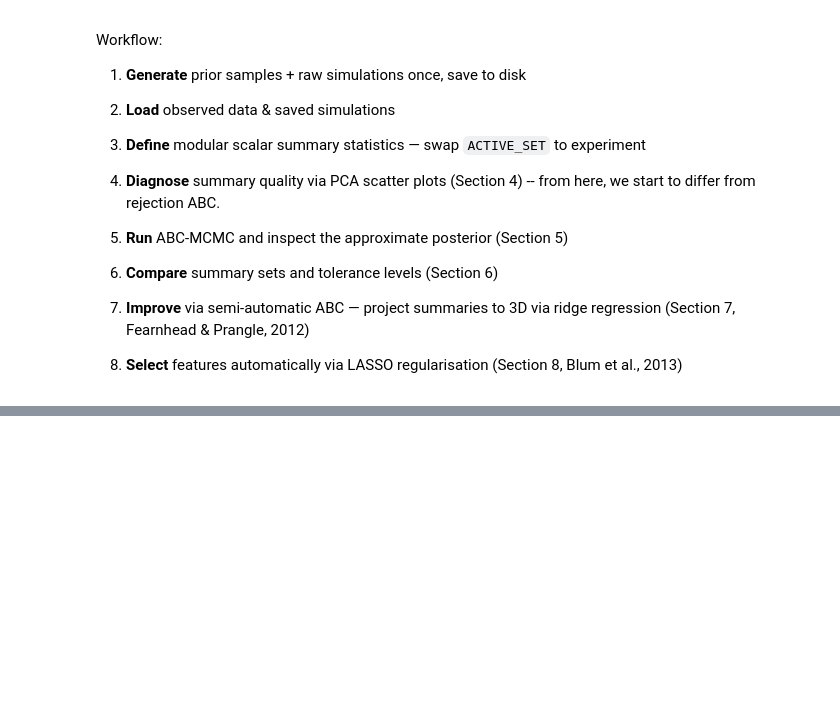
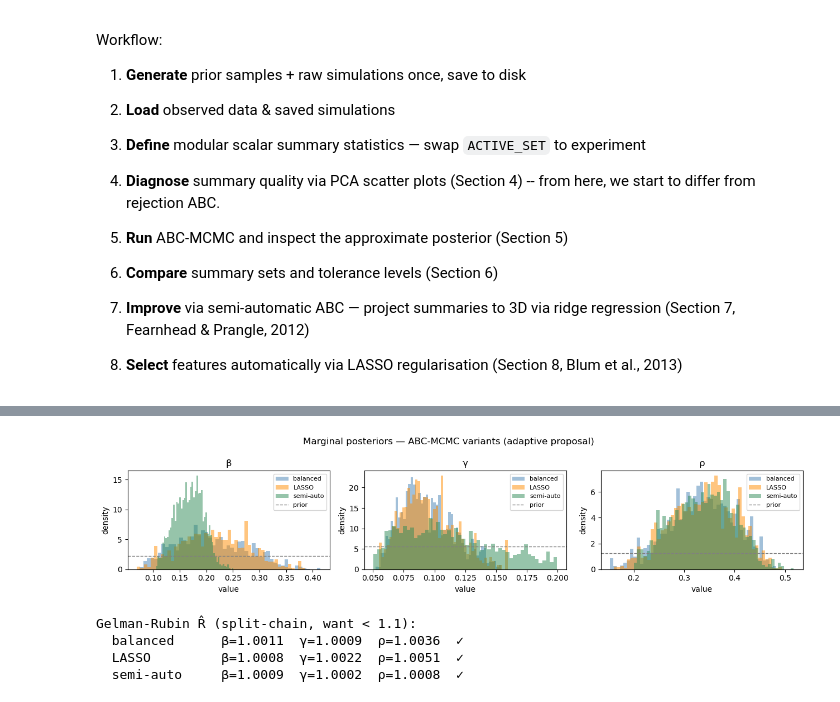
Before and after one commit to Florian-Dreyer/SimulationProject, a Jupyter notebook: notebooks/abc_mcmc.ipynb, the cells around one changed output, grey strips where cells are left out. Cells and saved outputs as stored; diff of their text form; code cells hidden in the pictures; blank space fills up the shorter version.

```diff
--- a/notebooks/abc_mcmc.ipynb
+++ b/notebooks/abc_mcmc.ipynb
@@ -454,0 +408,12 @@ plt.show()
+# %%
+PROPOSAL_SD_balanced  = np.array([0.0855, 0.0295, 0.0890])
+PROPOSAL_SD_lasso     = np.array([0.0893, 0.0283, 0.0910])
+PROPOSAL_SD_semiauto  = np.array([0.0365, 0.0455, 0.0819])
+
+chain_balanced_adaptive  = run_mcmc(get_stats_balanced,  distance_balanced,
+                                    "Balanced (adaptive)",  proposal_sd=PROPOSAL_SD_balanced)
+chain_lasso_adaptive     = run_mcmc(get_stats_lasso,     distance_lasso,
+                                    "LASSO (adaptive)",     proposal_sd=PROPOSAL_SD_lasso)
+chain_semiauto_adaptive  = run_mcmc(get_stats_semiauto,  distance_semiauto,
+                                    "Semi-auto (adaptive)", proposal_sd=PROPOSAL_SD_semiauto,
+                                    eps=epsilon_semiauto)
@@ -454,0 +487,32 @@ plt.show()
+# %%
+# ── Marginal posteriors (adaptive) ───────────────────────────────────────────
+fig, axes = plt.subplots(1, 3, figsize=(13, 3))
+colors = {"balanced": "steelblue", "LASSO": "darkorange", "semi-auto": "seagreen"}
+for col, param in enumerate(labels):
+    for name, chain in chains_adaptive.items():
+        axes[col].hist(chain[burn_in:, col], bins=50, density=True,
+                       alpha=0.5, color=colors[name], label=name)
+    axes[col].axhline(1 / (PRIOR_HIGH[col] - PRIOR_LOW[col]),
+                      color="grey", ls="--", lw=1, label="prior")
+    axes[col].set(title=param, xlabel="value", ylabel="density")
+    axes[col].legend(fontsize=8)
+plt.suptitle("Marginal posteriors — ABC-MCMC variants (adaptive proposal)")
+plt.tight_layout()
+plt.savefig(ROOT / "figures" / "mcmc_posteriors_adaptive.png", dpi=150, bbox_inches="tight")
+plt.show()
+# %% [output]
+[figure, added]
+# %%
+# ── Gelman-Rubin (adaptive) ───────────────────────────────────────────────────
+print("Gelman-Rubin R̂ (split-chain, want < 1.1):")
+for name, chain in chains_adaptive.items():
+    half  = (N_STEPS - burn_in) // 2
+    post  = chain[burn_in:]
+    R_hat = gelman_rubin([post[:half], post[half:]])
+    status = "✓" if np.all(R_hat < 1.1) else "✗"
+    print(f"  {name:12s}  β={R_hat[0]:.4f}  γ={R_hat[1]:.4f}  ρ={R_hat[2]:.4f}  {status}")
+# %% [output]
+Gelman-Rubin R̂ (split-chain, want < 1.1):
+  balanced      β=1.0011  γ=1.0009  ρ=1.0036  ✓
+  LASSO         β=1.0008  γ=1.0022  ρ=1.0051  ✓
+  semi-auto     β=1.0009  γ=1.0002  ρ=1.0008  ✓
```
Also changed, not shown: parts of 29 cells of this notebook, 34 other files.
